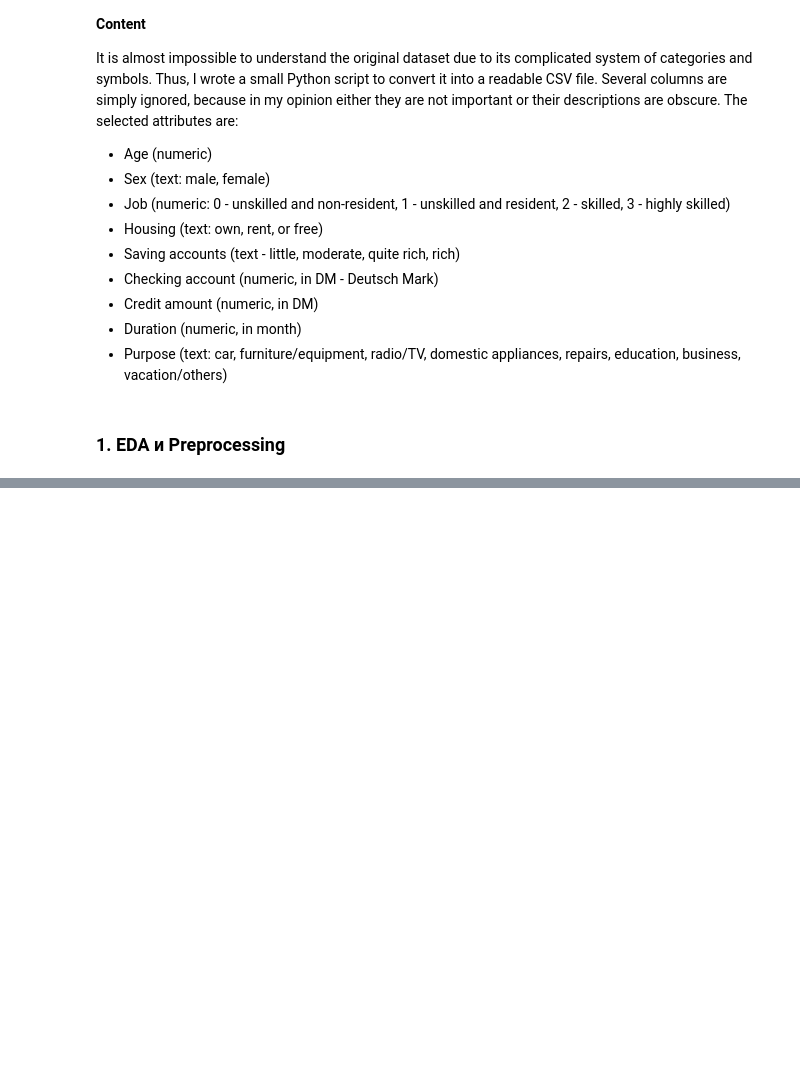
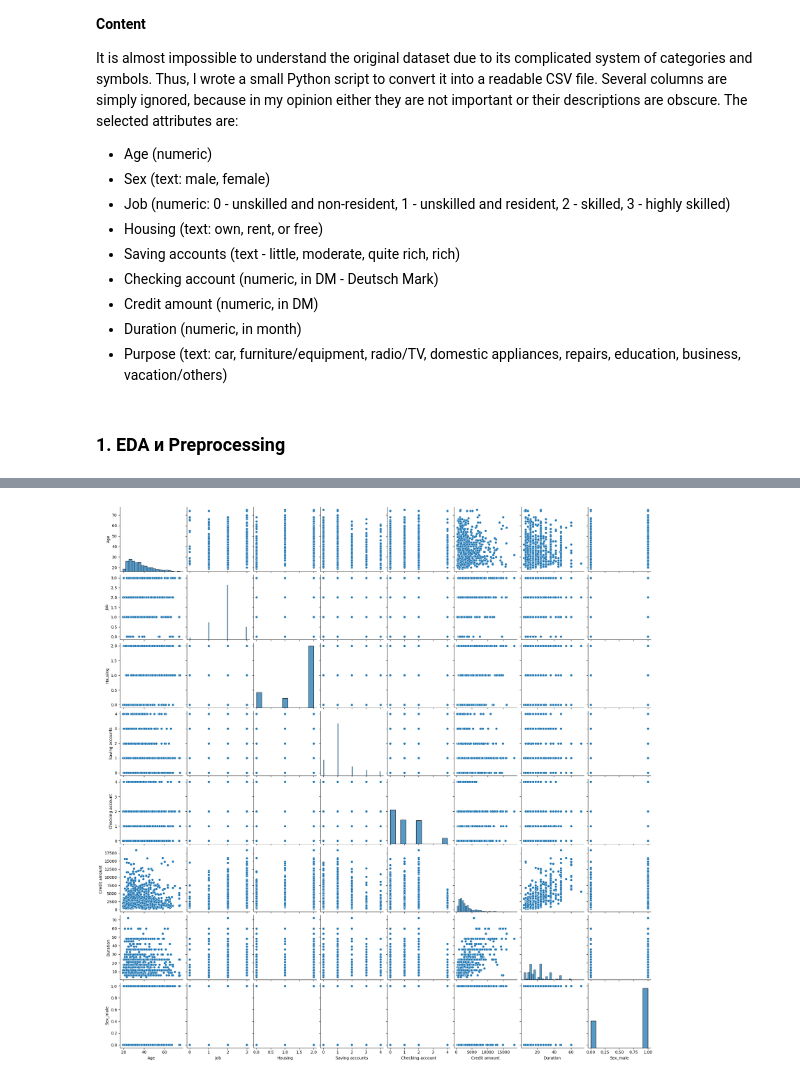
Before and after one commit to emazurenko/otus-ml-professional, a Jupyter notebook: homeworks/02_Clustering/homework.ipynb, the cells around one changed output, grey strips where cells are left out. Saved outputs shown, nothing was run; the diff lists cells and outputs as text; code cells hidden in the pictures; blank space fills up the shorter version.

```diff
--- a/homeworks/02_Clustering/homework.ipynb
+++ b/homeworks/02_Clustering/homework.ipynb
@@ -51,0 +64,2 @@ It is almost impossible to understand the original dataset due to its complicate
+# %%
+df = pd.read_csv('./german_credit_data.csv', sep=',')
@@ -51,0 +221,4 @@ It is almost impossible to understand the original dataset due to its complicate
+# %%
+sns.pairplot(encoded_df.drop(synthetic_category_feature, axis=1));
+# %% [output]
+[figure, added]
```
Also changed, not shown: parts of 19 cells of this notebook.
